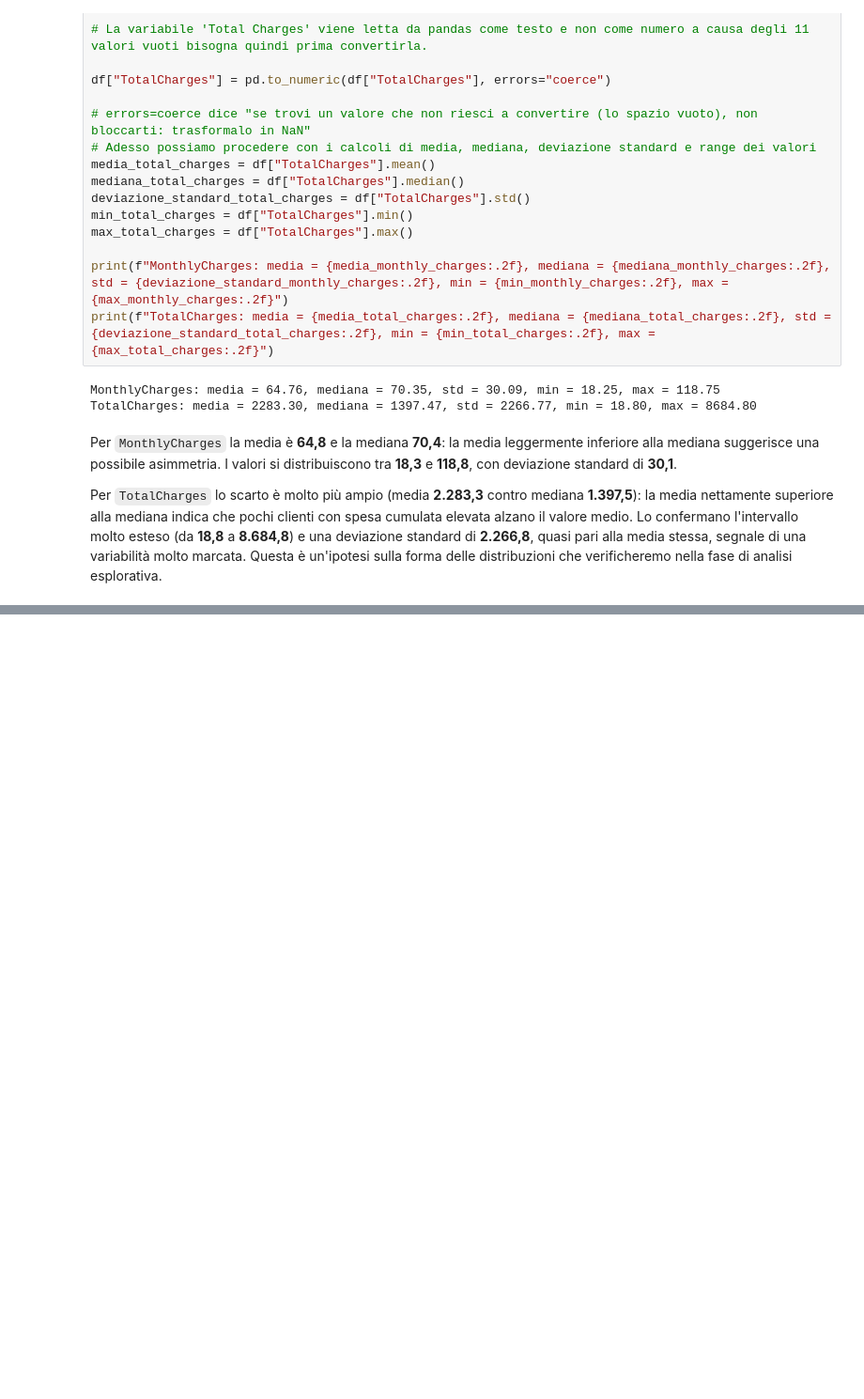
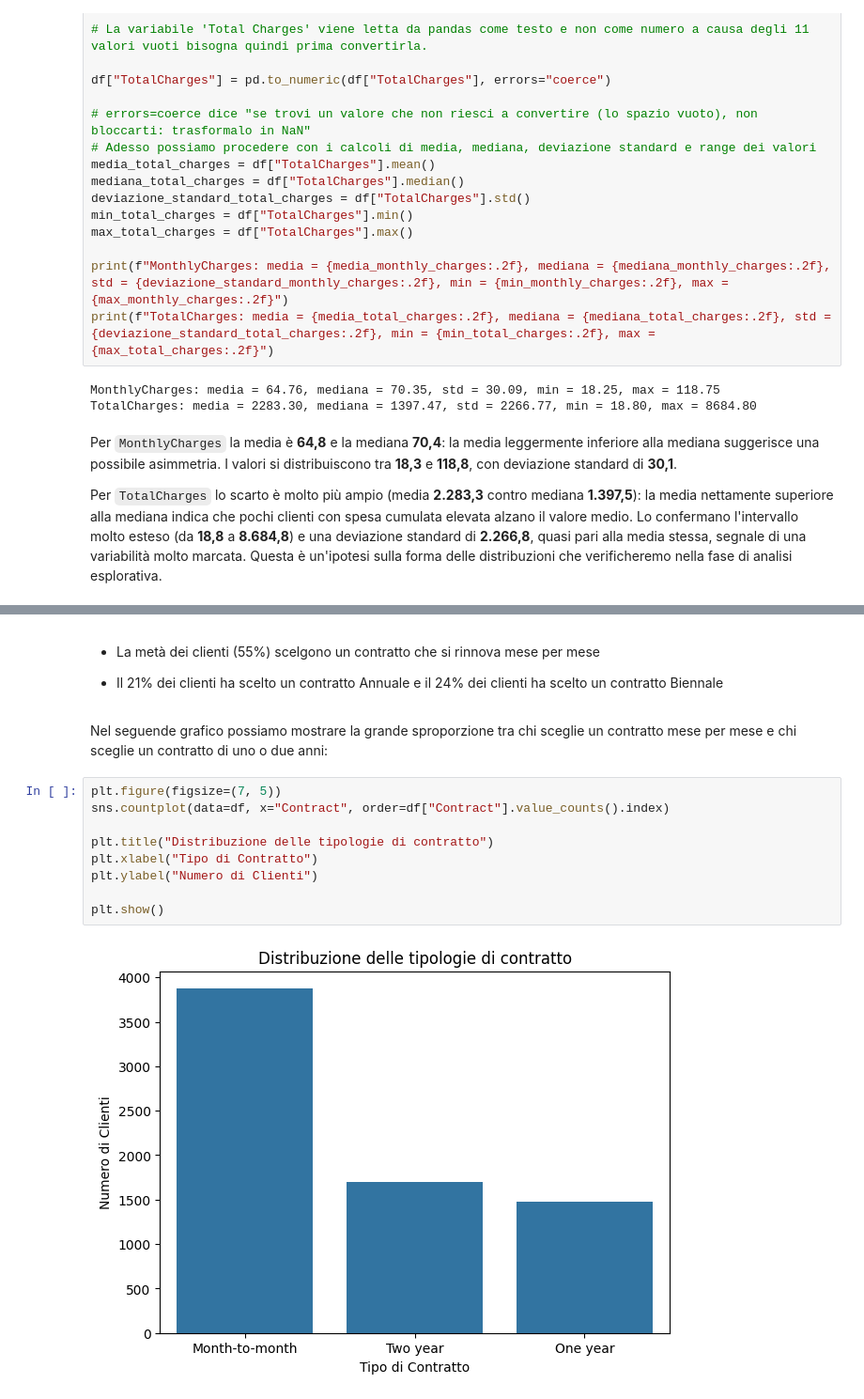
Before and after one commit to aurorap1/Progetto-Data-Science-Gruppo-8-, a Jupyter notebook: DATA/ProgettoDataScienceGruppo_8.ipynb, the cells around one changed output, grey strips where cells are left out. Shown at 94% size. Cells and saved outputs as stored; diff of their text form; blank space fills up the shorter version.

```diff
--- a/DATA/ProgettoDataScienceGruppo_8.ipynb
+++ b/DATA/ProgettoDataScienceGruppo_8.ipynb
@@ -192,0 +510,17 @@ Per `TotalCharges` lo scarto è molto più ampio (media **2.283,3** contro media
+# %% [markdown]
+- La metà dei clienti (55%) scelgono un contratto che si rinnova mese per mese
+
+- Il 21% dei clienti ha scelto un contratto Annuale e il 24% dei clienti ha scelto un contratto Biennale
+# %% [markdown]
+Nel seguende grafico possiamo mostrare la grande sproporzione tra chi sceglie un contratto mese per mese e chi sceglie un contratto di uno o due anni:
+# %%
+plt.figure(figsize=(7, 5))
+sns.countplot(data=df, x="Contract", order=df["Contract"].value_counts().index)
+
+plt.title("Distribuzione delle tipologie di contratto")
+plt.xlabel("Tipo di Contratto")
+plt.ylabel("Numero di Clienti")
+
+plt.show()
+# %% [output]
+[figure, added]
```
Also changed, not shown: parts of 35 cells of this notebook.
